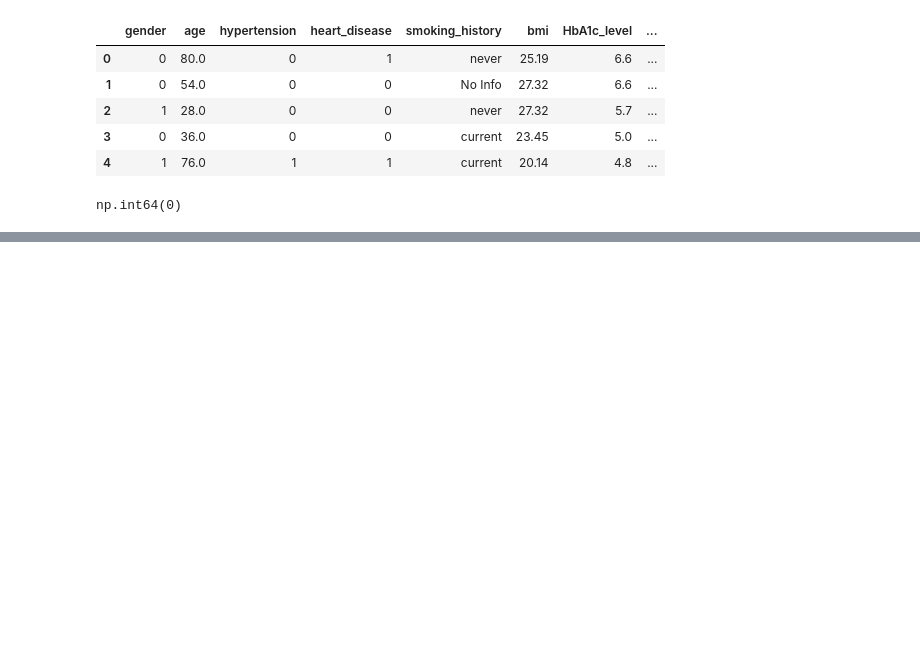
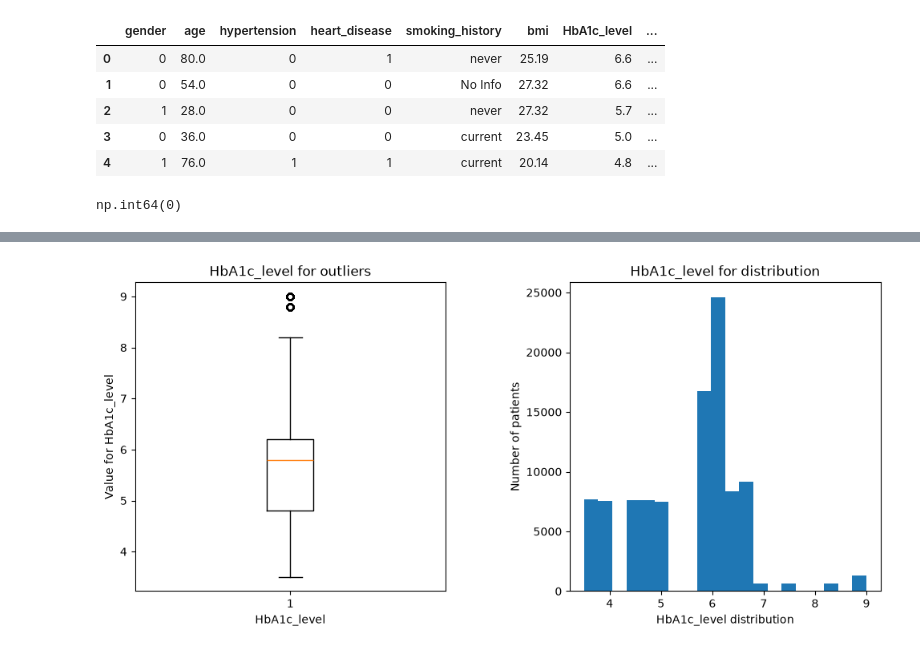
Before and after one commit to DomonkosKenesi/Diabetes_Prediction, a Jupyter notebook: main.ipynb, the cells around one changed output, grey strips where cells are left out. Saved outputs shown, nothing was run; the diff lists cells and outputs as text; code cells hidden in the pictures; blank space fills up the shorter version.

```diff
--- a/main.ipynb
+++ b/main.ipynb
@@ -97,0 +122,16 @@ np.int64(0)
+# %%
+fig, (ax1, ax2) = plt.subplots(1, 2, figsize=(12, 5))
+
+ax1.boxplot(df["HbA1c_level"])
+ax1.set_title("HbA1c_level for outliers")
+ax1.set_xlabel("HbA1c_level")
+ax1.set_ylabel("Value for HbA1c_level")
+
+ax2.hist(df["HbA1c_level"], bins = 20)
+ax2.set_title("HbA1c_level for distribution")
+ax2.set_xlabel("HbA1c_level distribution")
+ax2.set_ylabel("Number of patients")
+
+plt.subplots_adjust(wspace=0.4)
+# %% [output]
+[figure, added]
```
Also changed, not shown: parts of 11 cells of this notebook.
